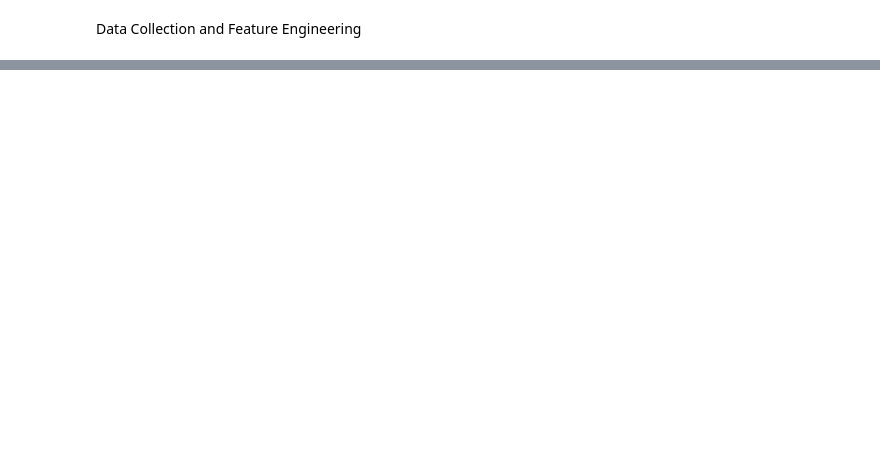
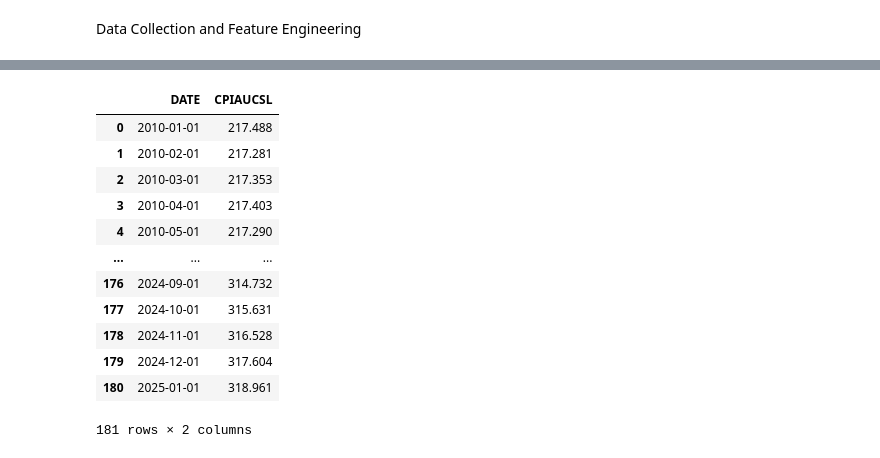
Before and after one commit to tanmaykumarchaki/AI-Driven-Market-Transformation-Analytics, a Jupyter notebook: ai-market-regime-shift-analysis/data_import.ipynb, the cells around one changed output, grey strips where cells are left out. Cells and saved outputs as stored; diff of their text form; code cells hidden in the pictures; blank space fills up the shorter version.

```diff
--- a/ai-market-regime-shift-analysis/data_import.ipynb
+++ b/ai-market-regime-shift-analysis/data_import.ipynb
@@ -26,0 +10,18 @@ Downloading Unemployment from FRED...
+# %%
+df = pd.read_csv('data/Inflation_CPI.csv')
+df["DATE"] = pd.to_datetime(df["DATE"])
+df
+# %% [output]
+|  | DATE | CPIAUCSL |
+| 0 | 2010-01-01 | 217.488 |
+| 1 | 2010-02-01 | 217.281 |
+| 2 | 2010-03-01 | 217.353 |
+| 3 | 2010-04-01 | 217.403 |
+| 4 | 2010-05-01 | 217.290 |
+| ... | ... | ... |
+| 176 | 2024-09-01 | 314.732 |
+| 177 | 2024-10-01 | 315.631 |
+| 178 | 2024-11-01 | 316.528 |
+| 179 | 2024-12-01 | 317.604 |
+| 180 | 2025-01-01 | 318.961 |
+181 rows × 2 columns
```
Also changed, not shown: parts of 4 cells of this notebook.
